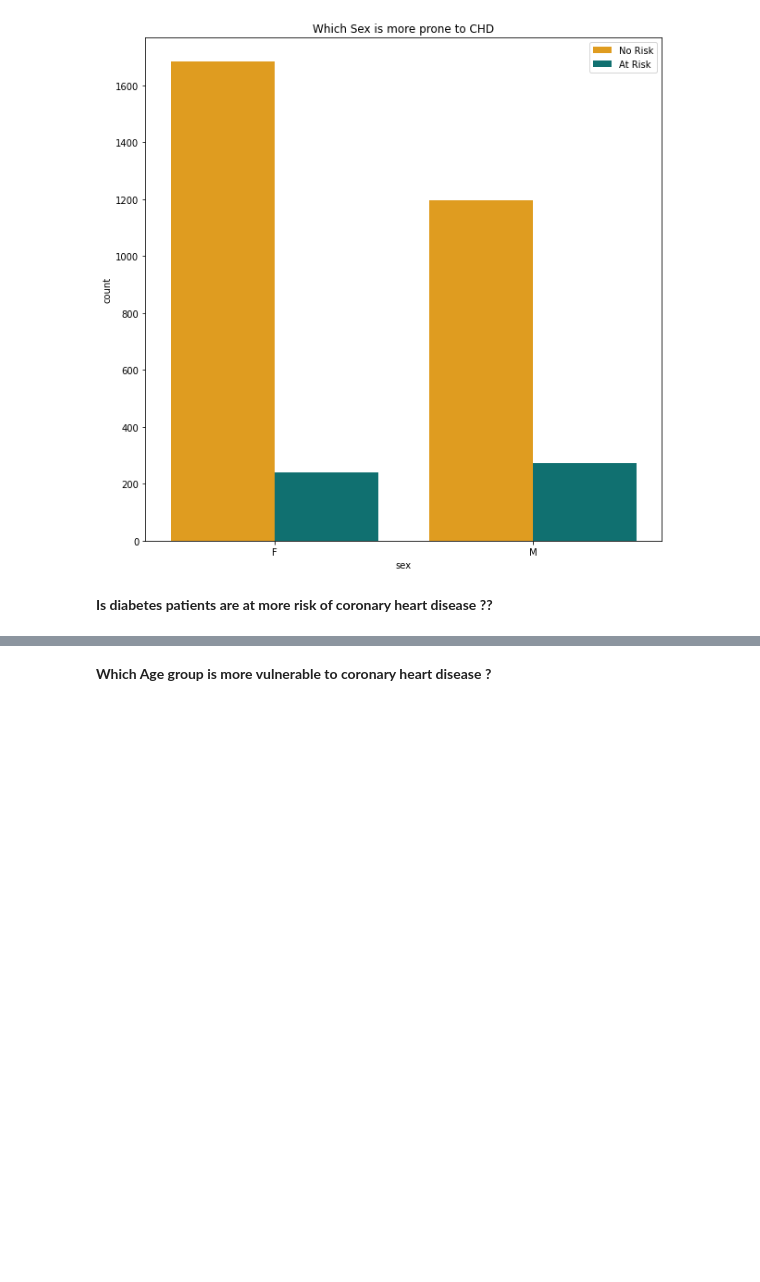
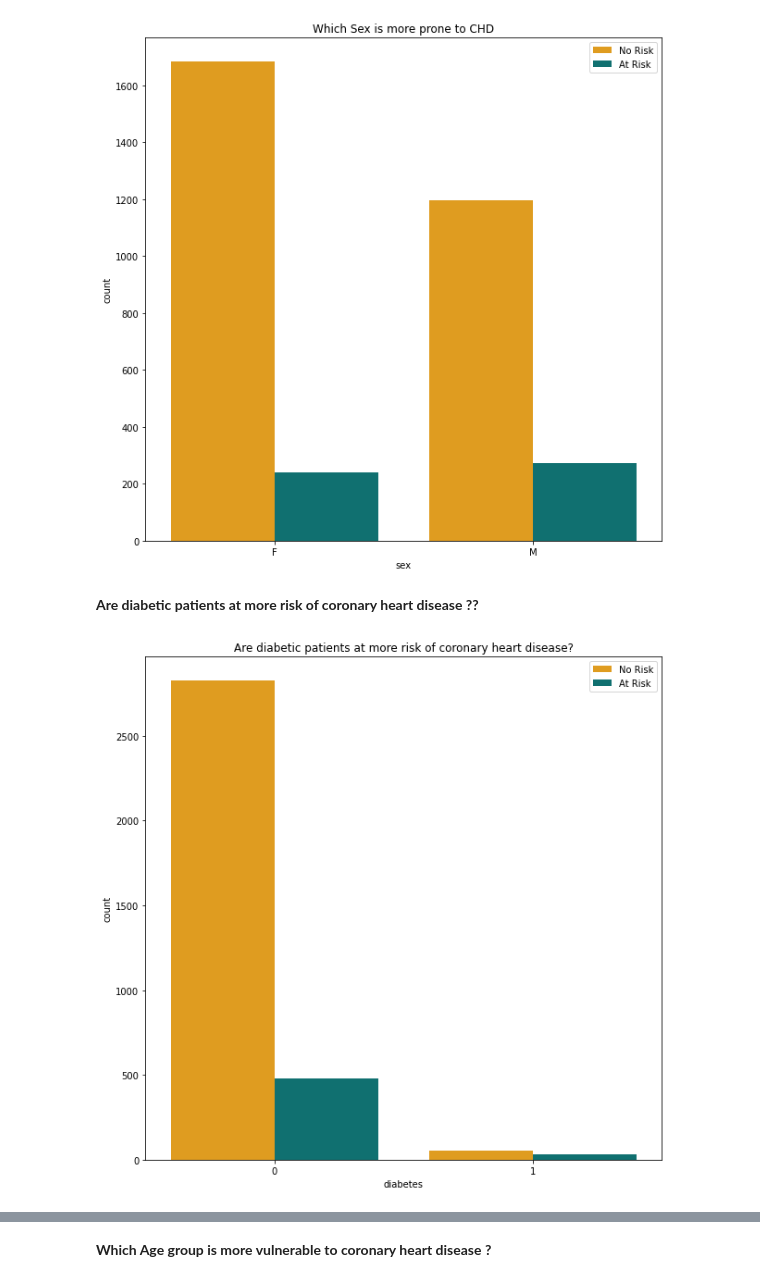
Before and after one commit to ameenattar92/Cardiovascular-Risk-Prediction, a Jupyter notebook: Cardiovascular_Risk_Prediction.ipynb, the cells around one changed output, grey strips where cells are left out. Saved outputs shown, nothing was run; the diff lists cells and outputs as text; code cells hidden in the pictures; blank space fills up the shorter version.

```diff
--- a/Cardiovascular_Risk_Prediction.ipynb
+++ b/Cardiovascular_Risk_Prediction.ipynb
@@ -310,4 +310,13 @@ plt.show()
 # %% [output]
 [figure]
 # %% [markdown]
-**Is diabetes patients are at more risk of coronary heart disease ??**
+**Are diabetic patients at more risk of coronary heart disease ??**
+# %%
+my_palette = {0 : 'orange' , 1 : 'teal'}
+plt.figure(figsize = (10,10))
+sns.countplot(x = cvs_df['diabetes'], hue = cvs_df['TenYearCHD'], palette = my_palette)
+plt.title("Are diabetic patients at more risk of coronary heart disease?")
+plt.legend(['No Risk','At Risk'])
+plt.show()
+# %% [output]
+[figure, added]
```
Also changed, not shown: parts of 89 cells of this notebook.
